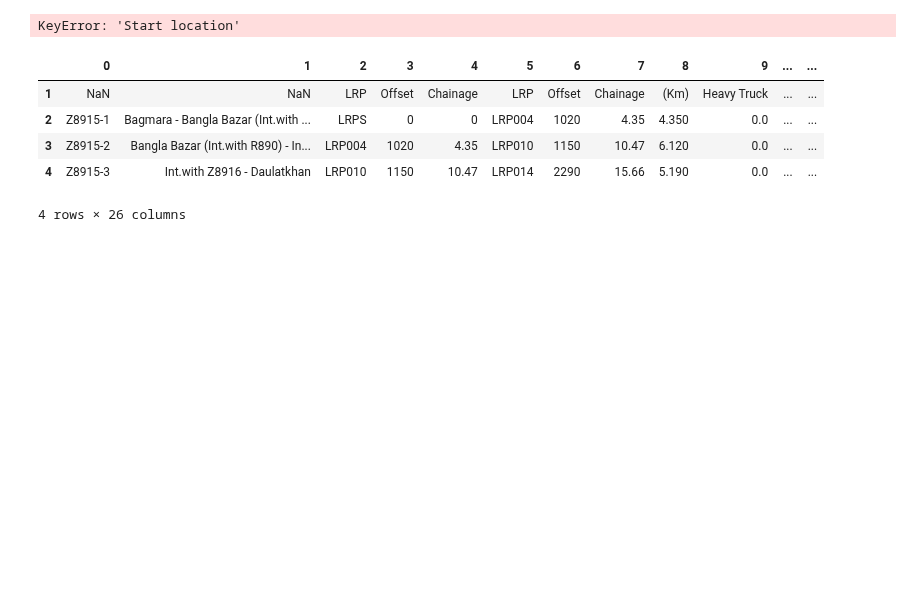
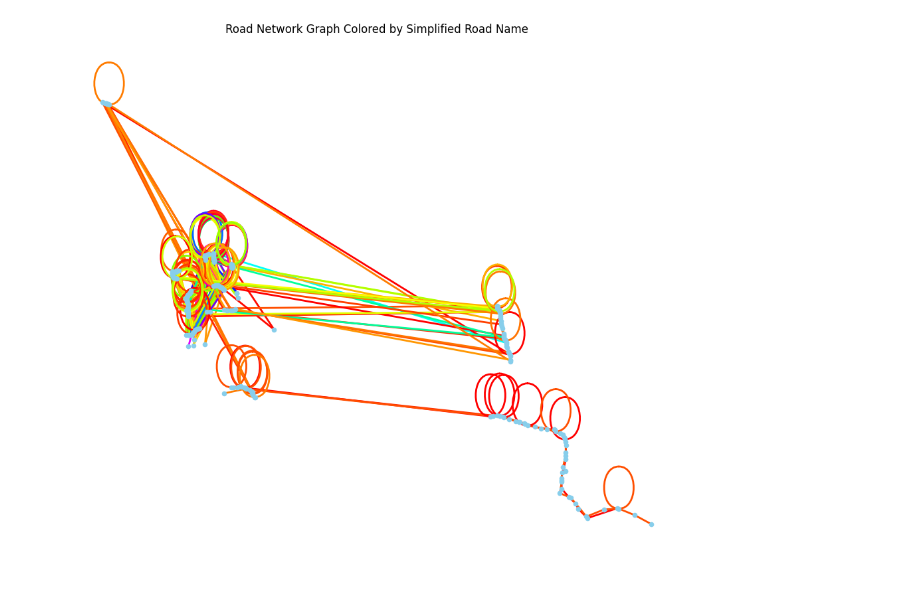
Before and after one commit to JulianvanRie/Advanced_Simulation_AS3, a Jupyter notebook: EPA133a-G2-A4/model/Julian doet nog meer dingen.ipynb, the cells around one changed output. Cells and saved outputs as stored; diff of their text form; code cells hidden in the pictures; blank space fills up the shorter version.

Commit message:
kloten met de graph

```diff
--- a/EPA133a-G2-A4/model/Julian doet nog meer dingen.ipynb
+++ b/EPA133a-G2-A4/model/Julian doet nog meer dingen.ipynb
@@ -33,38 +18,3 @@ for file in os.listdir(folder_path):
         df = df.iloc[1:].reset_index(drop=True)
         df_key = file_name
         dataframes[df_key] = df
-# %%
-df = dataframes.get('Z8915')
-
-def create_graph(df):
-    for index, row in df.iterrows():
-    # Define the start and end node for each edge.
-        start_node = row['Start location']
-        end_node = row['End location']
-
-        # Extract traffic data to use as edge attributes.
-        edge_attributes = {
-            'Heavy Truck': row['Heavy Truck'],
-            'Medium Truck': row['Medium Truck'],
-            # Add all vehicle types you're interested in...
-            'Total AADT': row['Total AADT']
-        }
-
-        # Add the edge to the graph.
-        G.add_edge(start_node, end_node, **edge_attributes)
-
-    return G
-
-create_graph(df)
-# %% [output]
-KeyError: 'Start location'
-# %%
-df = dataframes.get('Z8915')
-df.iloc[1:5,:]
-# %% [output]
-|  | 0 | 1 | 2 | 3 | 4 | 5 | 6 | 7 | 8 | 9 | ... | ... |
-| 1 | NaN | NaN | LRP | Offset | Chainage | LRP | Offset | Chainage | (Km) | Heavy Truck | ... | ... |
-| 2 | Z8915-1 | Bagmara - Bangla Bazar (Int.with ... | LRPS | 0 | 0 | LRP004 | 1020 | 4.35 | 4.350 | 0.0 | ... | ... |
-| 3 | Z8915-2 | Bangla Bazar (Int.with R890) - In... | LRP004 | 1020 | 4.35 | LRP010 | 1150 | 10.47 | 6.120 | 0.0 | ... | ... |
-| 4 | Z8915-3 | Int.with Z8916 - Daulatkhan | LRP010 | 1150 | 10.47 | LRP014 | 2290 | 15.66 | 5.190 | 0.0 | ... | ... |
-4 rows × 26 columns
@@ -70,0 +23,34 @@ df.iloc[1:5,:]
+# %%
+G = nx.Graph()
+
+road_data['SimplifiedRoadName'] = road_data['Road'].apply(lambda x: x.split('-')[0].strip())
+
+# Create a unique color for each simplified road name
+unique_road_names = road_data['SimplifiedRoadName'].unique()
+colors = plt.cm.get_cmap('hsv', len(unique_road_names))
+road_name_to_color = {road: colors(i) for i, road in enumerate(unique_road_names)}
+
+# Add edges to the graph, with the simplified road name as an attribute
+for index, row in road_data.iterrows():
+    start_node = row['LRP']
+    end_node = row['LRP_2']
+    length_km = row['(Km)']
+    simplified_road_name = row['SimplifiedRoadName']  # Use the simplified road name
+    if start_node in lrp_to_coords and end_node in lrp_to_coords:
+        G.add_edge(start_node, end_node, length=length_km, road_name=simplified_road_name)
+
+# Assign the position from lrp_to_coords
+for node in G.nodes:
+    if node in lrp_to_coords:
+        G.nodes[node]['pos'] = lrp_to_coords[node]
+
+# Visualization with edges colored by the simplified road name
+plt.figure(figsize=(10, 8))
+edge_colors = [road_name_to_color[G.edges[edge]['road_name']] for edge in G.edges()]
+
+nx.draw(G, pos=lrp_to_coords, with_labels=False, node_size=20, font_size=8,
+        node_color='skyblue', edge_color=edge_colors, width=2)
+plt.title('Road Network Graph Colored by Simplified Road Name')
+plt.show()
+# %% [output]
+[figure, added]
```
Also changed, not shown: parts of 5 cells of this notebook, 3 other files.
